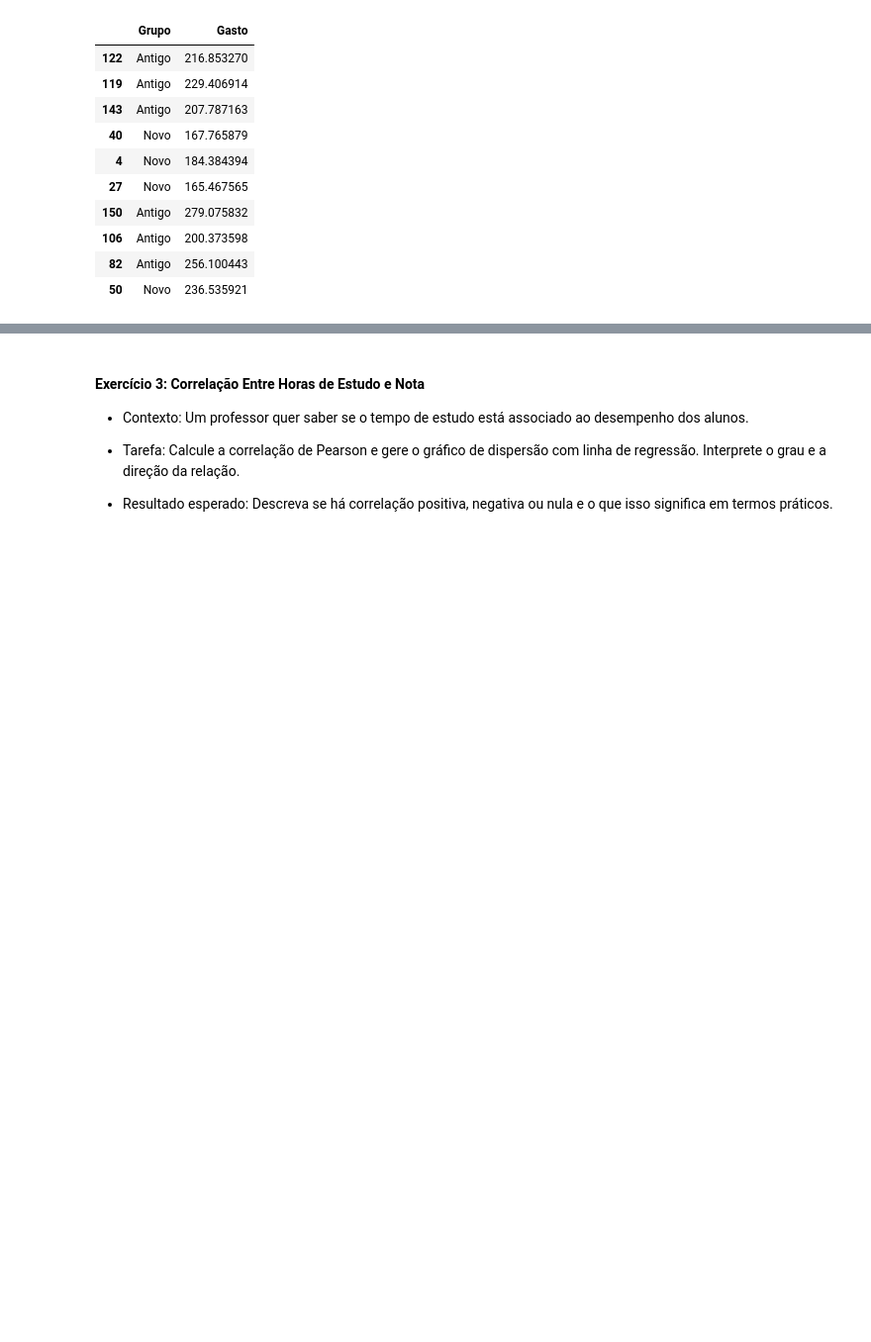
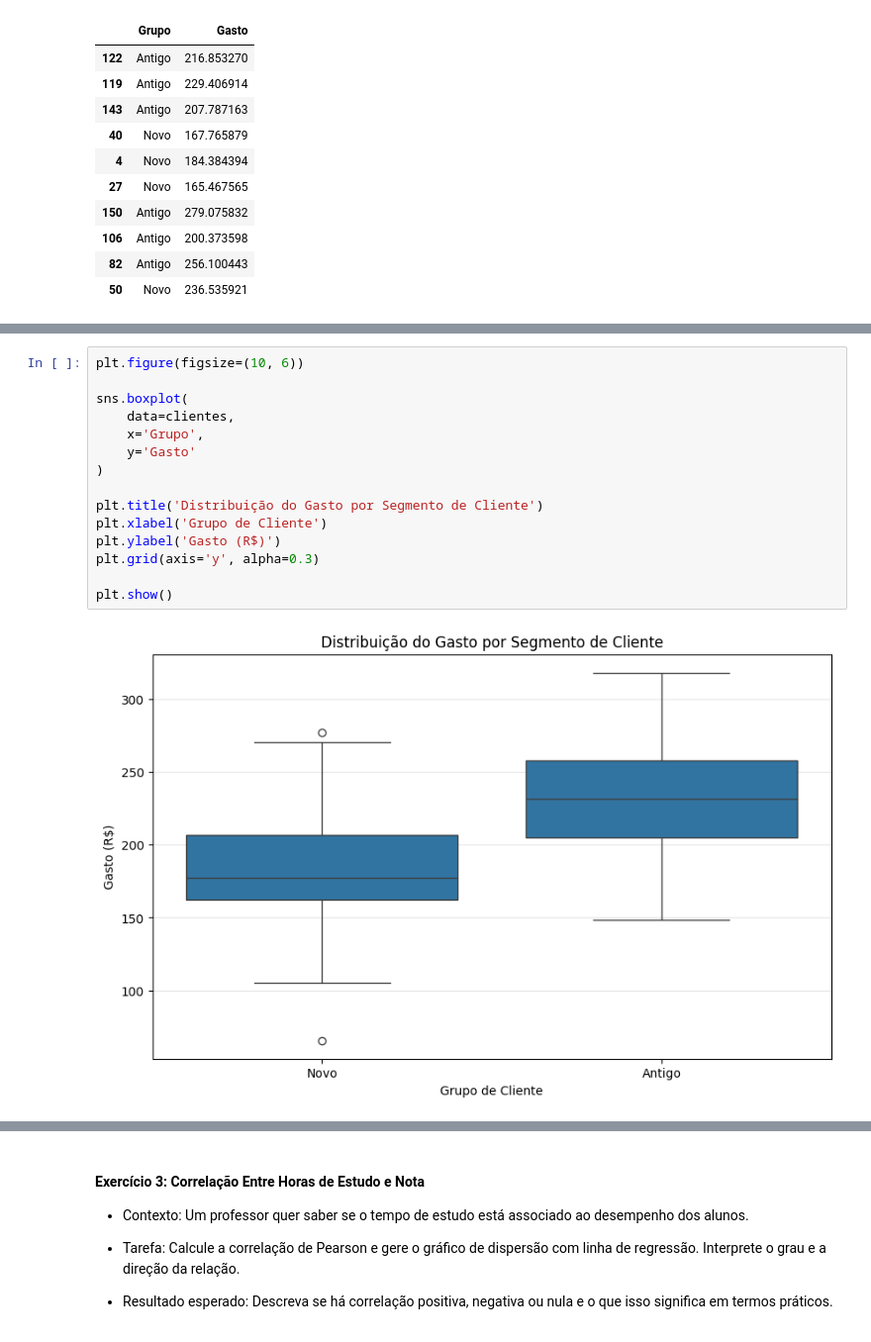
Before and after one commit to coelhp/DSA-CursoGratuito, a Jupyter notebook: CAP10/DSA-Python-Lista5-Exercicios.ipynb, the cells around one changed output, grey strips where cells are left out. Shown at 99% size. Drawn from its saved outputs; the diff is of its cells as text; blank space fills up the shorter version.

```diff
--- a/CAP10/DSA-Python-Lista5-Exercicios.ipynb
+++ b/CAP10/DSA-Python-Lista5-Exercicios.ipynb
@@ -157,0 +172,17 @@ clientes.sample(10)
+# %%
+plt.figure(figsize=(10, 6))
+
+sns.boxplot(
+    data=clientes,
+    x='Grupo',
+    y='Gasto'
+)
+
+plt.title('Distribuição do Gasto por Segmento de Cliente')
+plt.xlabel('Grupo de Cliente')
+plt.ylabel('Gasto (R$)')
+plt.grid(axis='y', alpha=0.3)
+
+plt.show()
+# %% [output]
+[figure, added]
```
Also changed, not shown: parts of 2 cells of this notebook.
